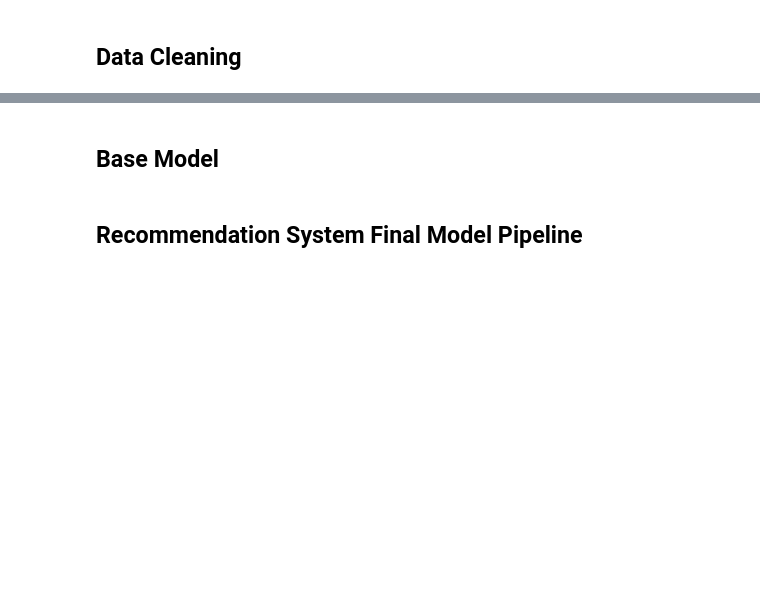
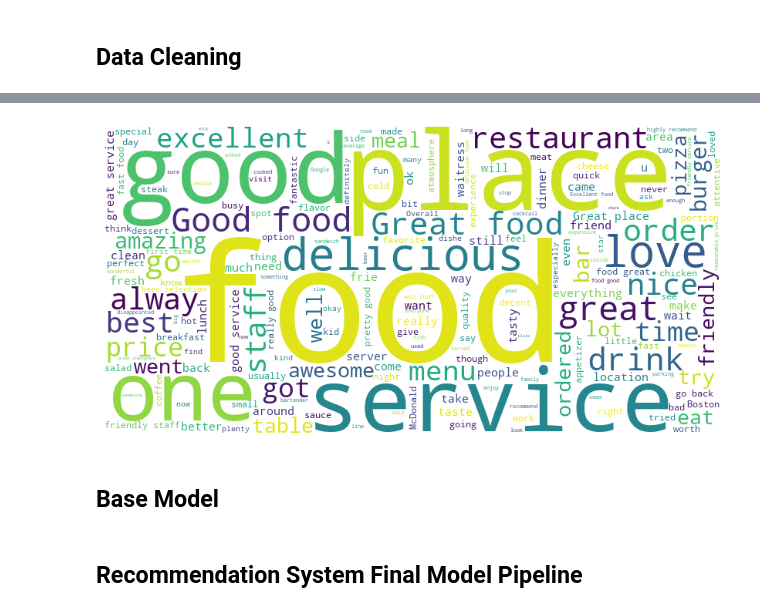
Before and after one commit to yuqinbailey/Restaurant-Rec-Google-Reviews, a Jupyter notebook: 4_Pipeline_Dev.ipynb, the cells around one changed output, grey strips where cells are left out. Cells and saved outputs as stored; diff of their text form; code cells hidden in the pictures; blank space fills up the shorter version.

```diff
--- a/4_Pipeline_Dev.ipynb
+++ b/4_Pipeline_Dev.ipynb
@@ -286,0 +296,13 @@ Name: count, dtype: int64
+# %%
+import json
+import nltk
+from nltk.tokenize import word_tokenize, RegexpTokenizer
+from nltk.corpus import stopwords
+from nltk.probability import FreqDist
+from nltk import bigrams, trigrams
+from wordcloud import WordCloud
+from sklearn.feature_extraction.text import TfidfVectorizer
+import matplotlib.pyplot as plt
+
+train_df = pd.read_csv('data/user_concat_text_10_train.csv', sep=';')
+test_df = pd.read_csv('data/user_concat_text_10_test.csv', sep=';')
@@ -287,3 +341,16 @@ Name: count, dtype: int64
+# %%
+all_reviews = train_df["text"]
+wordcloud = WordCloud(width = 800, height = 400, background_color ='white').generate(' '.join(all_reviews))
+
+# Display the word cloud using matplotlib
+plt.figure(figsize = (8, 6), facecolor = None)
+plt.imshow(wordcloud, interpolation='bilinear')
+plt.axis("off")
+plt.tight_layout(pad = 0)
+
+plt.show()
+# %% [output]
+[figure, added]
 # %% [markdown]
 ## Base Model
 # %%
```
Also changed, not shown: parts of 14 cells of this notebook.
